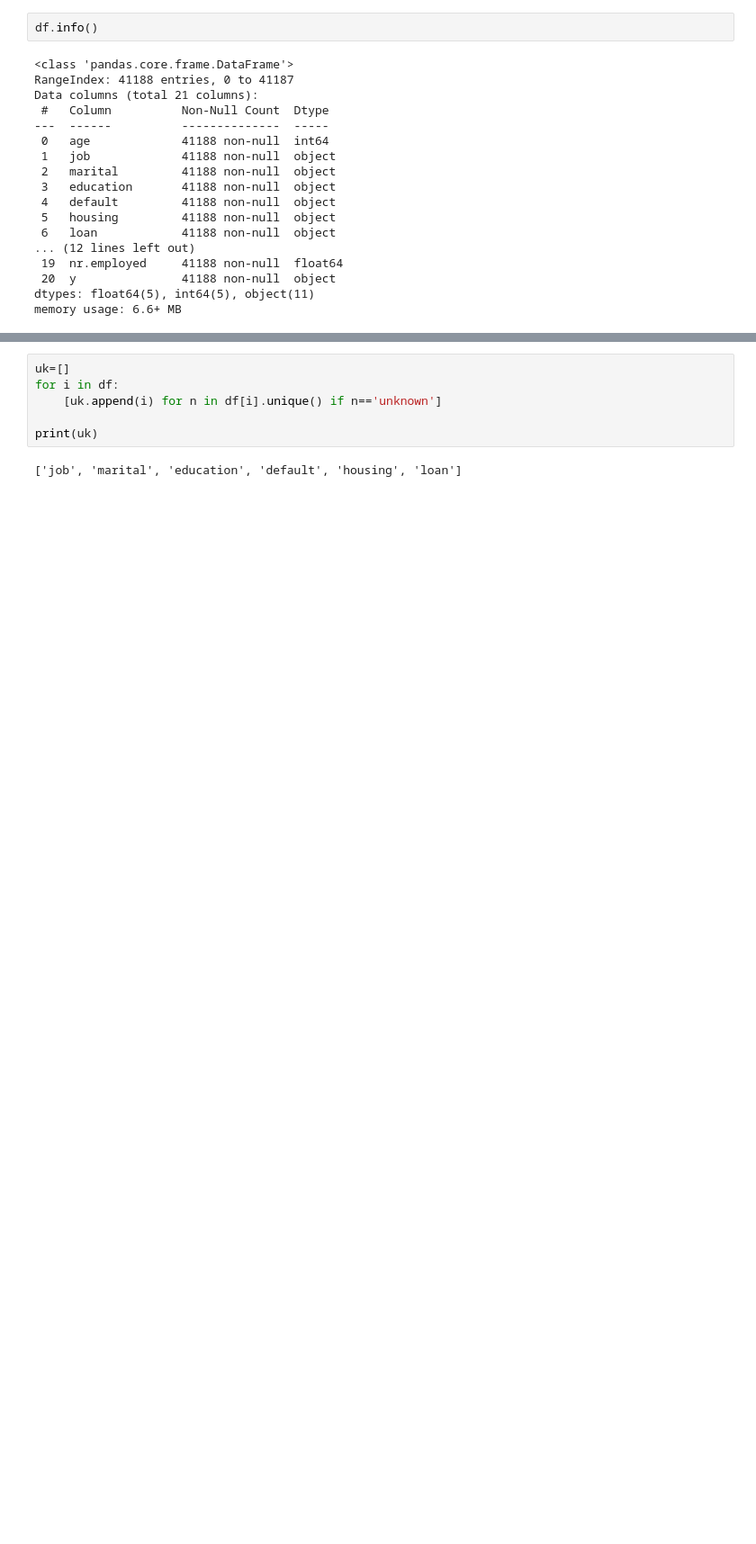
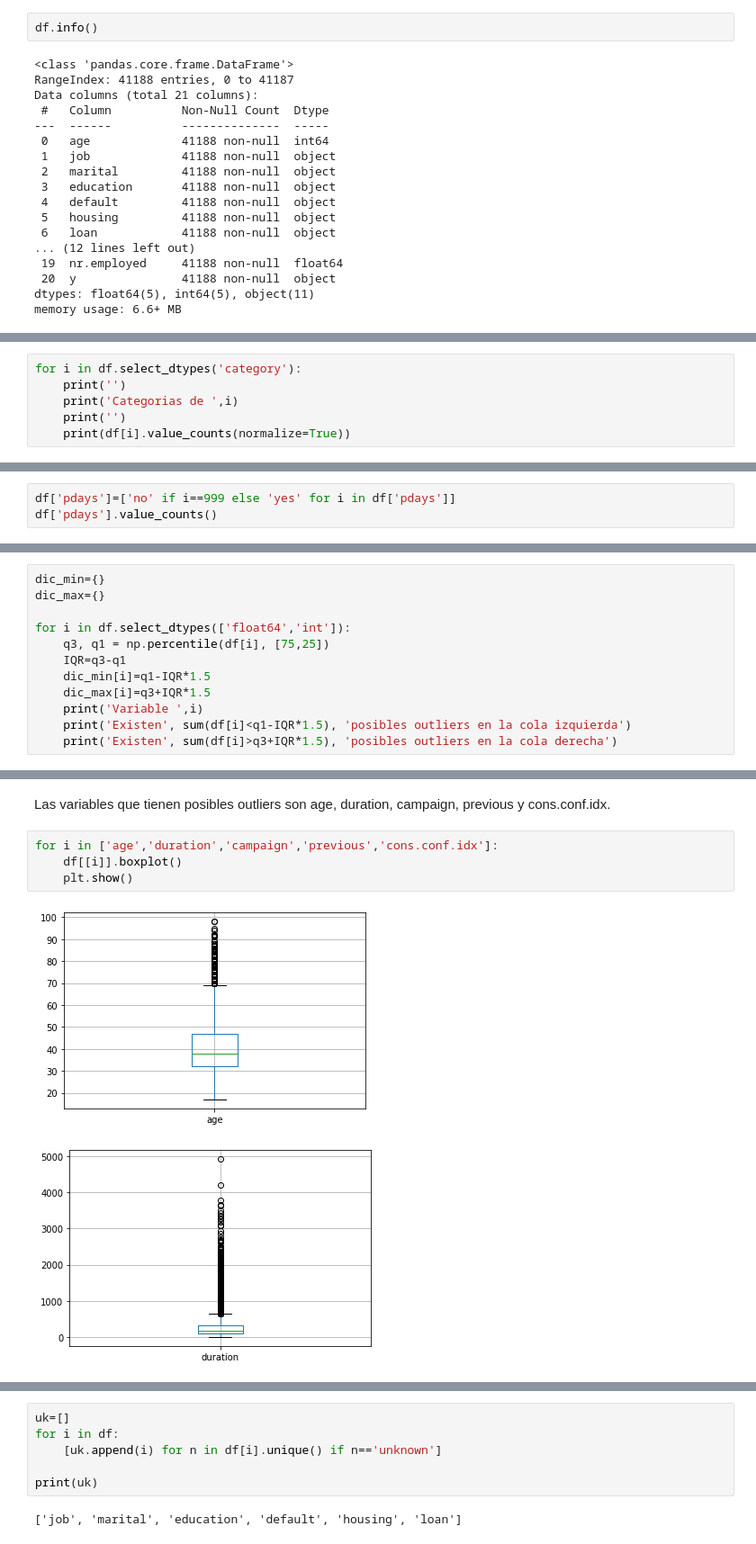
Before and after one commit to anasofiasama/Logistic-Regression-Project-Tutorial, a Jupyter notebook: src/explore.ipynb, the cells around one changed output, grey strips where cells are left out. Shown at 90% size. Saved outputs shown, nothing was run; the diff lists cells and outputs as text; blank space fills up the shorter version.

```diff
--- a/src/explore.ipynb
+++ b/src/explore.ipynb
@@ -68,0 +78,6 @@ Exploro las categorias posibles de cada variable cualitativa para ver cuáles ti
+# %%
+for i in df.select_dtypes('category'):
+    print('')
+    print('Categorias de ',i)
+    print('')
+    print(df[i].value_counts(normalize=True))
@@ -68,0 +133,3 @@ Exploro las categorias posibles de cada variable cualitativa para ver cuáles ti
+# %%
+df['pdays']=['no' if i==999 else 'yes' for i in df['pdays']]
+df['pdays'].value_counts()
@@ -68,0 +142,12 @@ Exploro las categorias posibles de cada variable cualitativa para ver cuáles ti
+# %%
+dic_min={}
+dic_max={}
+
+for i in df.select_dtypes(['float64','int']):
+    q3, q1 = np.percentile(df[i], [75,25])
+    IQR=q3-q1
+    dic_min[i]=q1-IQR*1.5
+    dic_max[i]=q3+IQR*1.5
+    print('Variable ',i)
+    print('Existen', sum(df[i]<q1-IQR*1.5), 'posibles outliers en la cola izquierda')
+    print('Existen', sum(df[i]>q3+IQR*1.5), 'posibles outliers en la cola derecha')
@@ -68,0 +172,9 @@ Exploro las categorias posibles de cada variable cualitativa para ver cuáles ti
+# %% [markdown]
+Las variables que tienen posibles outliers son age, duration, campaign, previous y cons.conf.idx.
+# %%
+for i in ['age','duration','campaign','previous','cons.conf.idx']:
+    df[[i]].boxplot()
+    plt.show()
+# %% [output]
+[figure, added]
+[figure, added]
```
Also changed, not shown: parts of 43 cells of this notebook.
